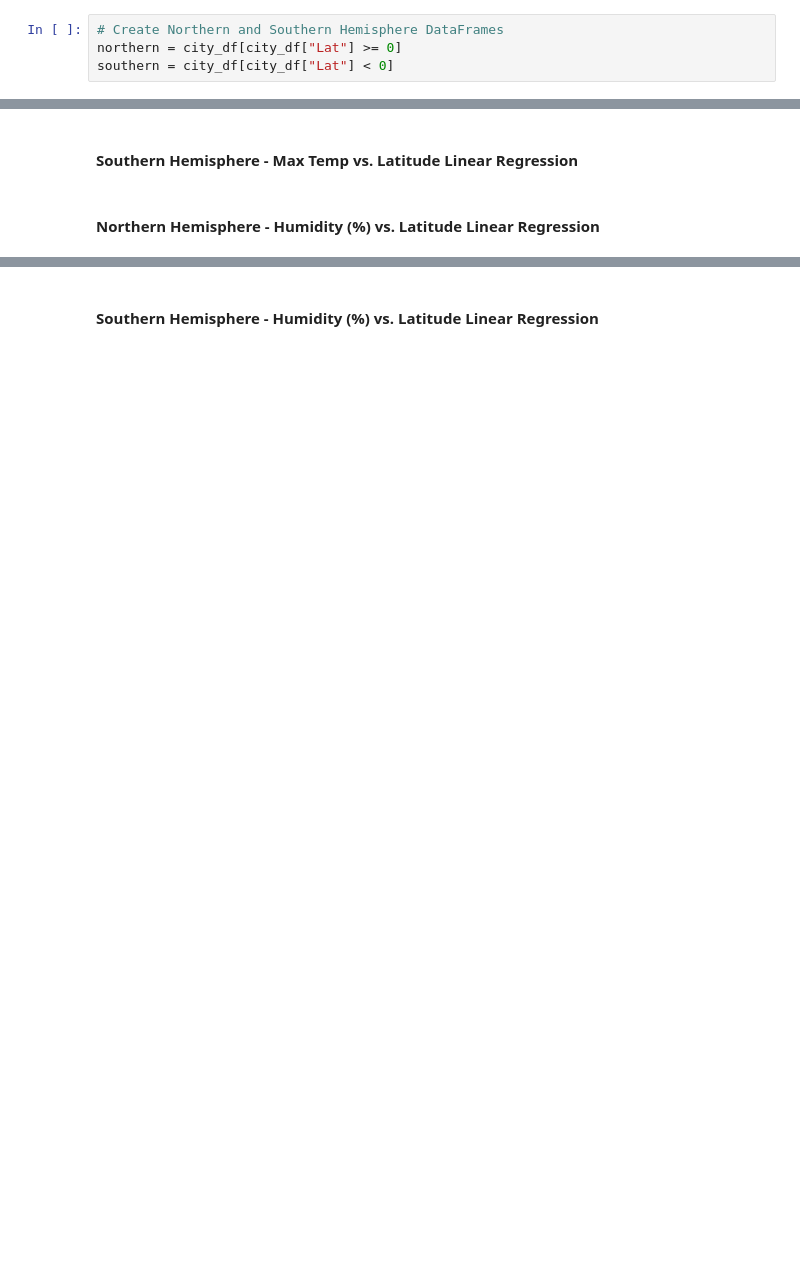
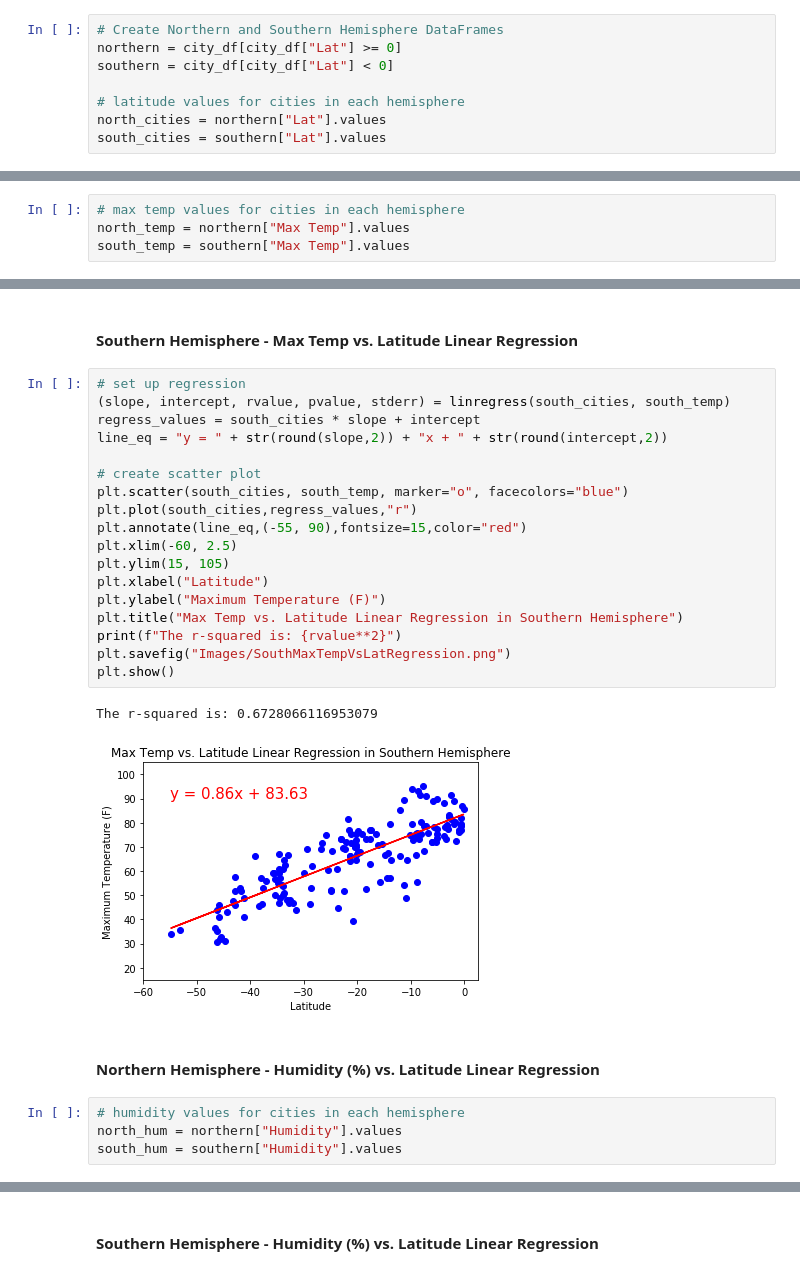
Before and after one commit to sjricketts/python-api-challenge, a Jupyter notebook: WeatherPy/WeatherPy.ipynb, the cells around one changed output, grey strips where cells are left out. Cells and saved outputs as stored; diff of their text form; blank space fills up the shorter version.

```diff
--- a/WeatherPy/WeatherPy.ipynb
+++ b/WeatherPy/WeatherPy.ipynb
@@ -248,5 +248,9 @@ The Wind Speed (mph) vs. City Latitude scatter plot demonstrates the windspeed i
 # Create Northern and Southern Hemisphere DataFrames
 northern = city_df[city_df["Lat"] >= 0]
 southern = city_df[city_df["Lat"] < 0]
+
+# latitude values for cities in each hemisphere
+north_cities = northern["Lat"].values
+south_cities = southern["Lat"].values
 # %% [markdown]
 ####  Northern Hemisphere - Max Temp vs. Latitude Linear Regression
@@ -261 +257,5 @@ line_eq = "y = " + str(round(slope,2)) + "x + " + str(round(intercept,2))
+# %%
+# max temp values for cities in each hemisphere
+north_temp = northern["Max Temp"].values
+south_temp = southern["Max Temp"].values
 # %%
@@ -277,4 +282,29 @@ The r-squared is: 0.48293727524596824
 # %% [markdown]
 ####  Southern Hemisphere - Max Temp vs. Latitude Linear Regression
+# %%
+# set up regression
+(slope, intercept, rvalue, pvalue, stderr) = linregress(south_cities, south_temp)
+regress_values = south_cities * slope + intercept
+line_eq = "y = " + str(round(slope,2)) + "x + " + str(round(intercept,2))
+
+# create scatter plot
+plt.scatter(south_cities, south_temp, marker="o", facecolors="blue")
+plt.plot(south_cities,regress_values,"r")
+plt.annotate(line_eq,(-55, 90),fontsize=15,color="red")
+plt.xlim(-60, 2.5)
+plt.ylim(15, 105)
+plt.xlabel("Latitude")
+plt.ylabel("Maximum Temperature (F)")
+plt.title("Max Temp vs. Latitude Linear Regression in Southern Hemisphere")
+print(f"The r-squared is: {rvalue**2}")
+plt.savefig("Images/SouthMaxTempVsLatRegression.png")
+plt.show()
+# %% [output]
+The r-squared is: 0.6728066116953079
+[figure, added]
 # %% [markdown]
 ####  Northern Hemisphere - Humidity (%) vs. Latitude Linear Regression
+# %%
+# humidity values for cities in each hemisphere
+north_hum = northern["Humidity"].values
+south_hum = southern["Humidity"].values
```
Also changed, not shown: parts of 12 cells of this notebook.
